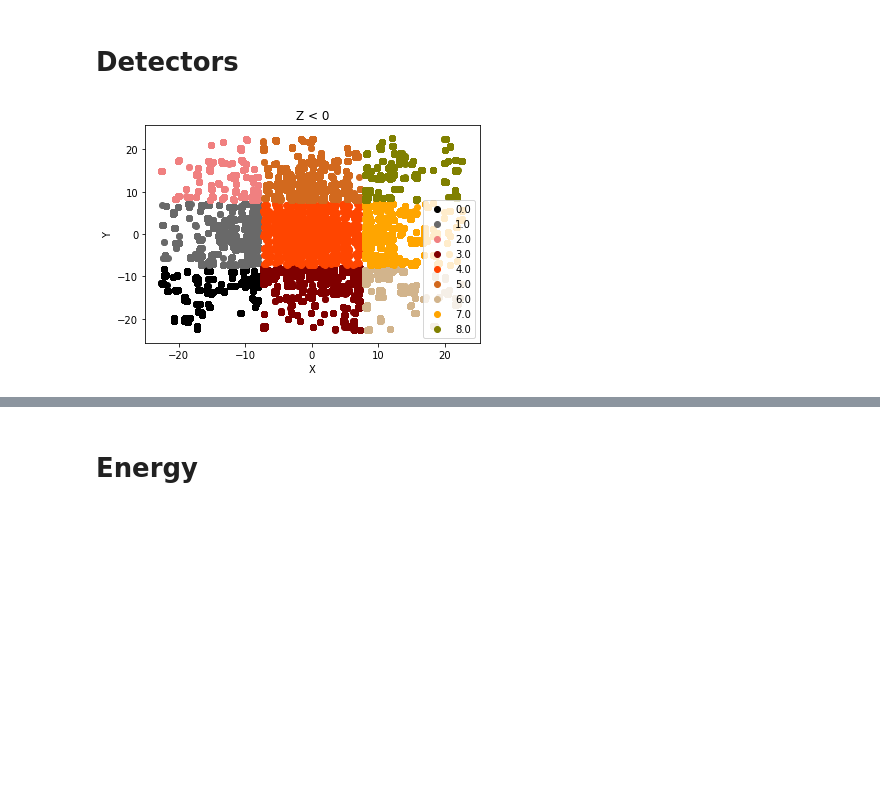
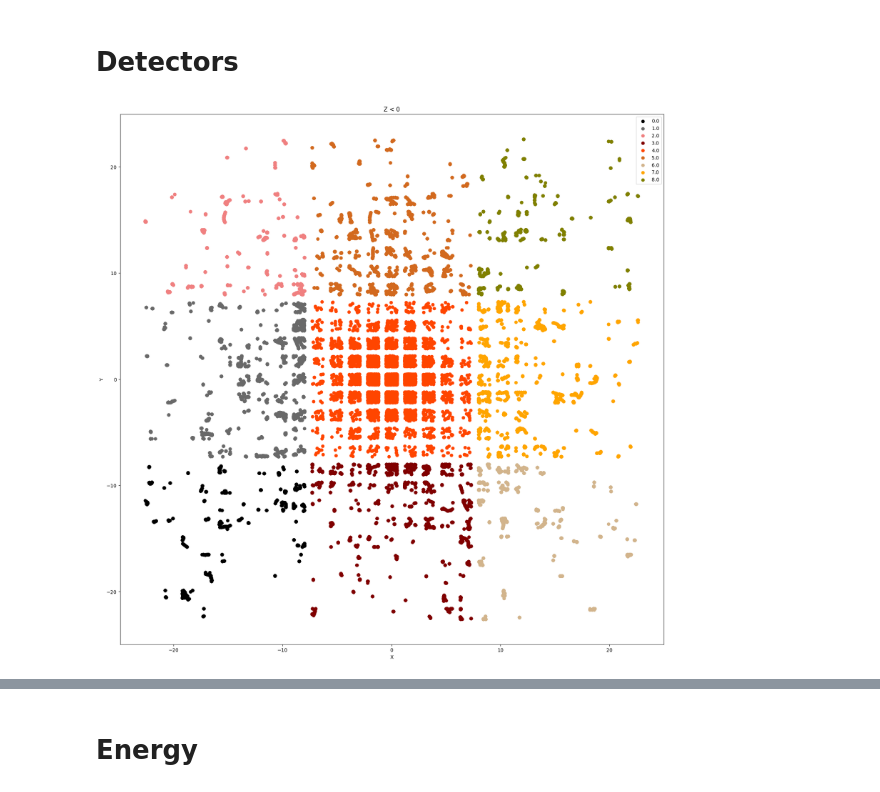
Before and after one commit to whiteRa2bit/hep_generative_models, a Jupyter notebook: notebooks/eda.ipynb, the cells around one changed output, grey strips where cells are left out. Drawn from its saved outputs; the diff is of its cells as text; code cells hidden in the pictures; blank space fills up the shorter version.

```diff
--- a/notebooks/eda.ipynb
+++ b/notebooks/eda.ipynb
@@ -16,23 +16,23 @@ colors = ['black', 'dimgray', 'lightcoral', 'maroon',
 # %%
 SAMPLES_PER_DETECTOR = 10000
 negative_df = df[df['z'] < 0]
 
 detectors = set(sorted(negative_df['detector'].unique()))
 
-
+plt.figure(figsize=(20, 20), dpi=100)
 plt.title("Z < 0")
 for i, detector_num in tqdm.tqdm(enumerate(detectors)):
     detector_df = negative_df[negative_df['detector'] == detector_num].sample(SAMPLES_PER_DETECTOR)
     x_values = detector_df['x']
     y_values = detector_df['y']
 
     plt.scatter(x_values, y_values, c=colors[i])
     plt.xlabel("X")
     plt.ylabel("Y")
 plt.legend(detectors)
 plt.show()
 # %% [output]
-[figure, old version]
+[figure, new version]
 # %%
 SAMPLES_PER_DETECTOR = 10000
 positive_df = df[df['z'] > 0]
```
Also changed, not shown: parts of 1 cell of this notebook.
